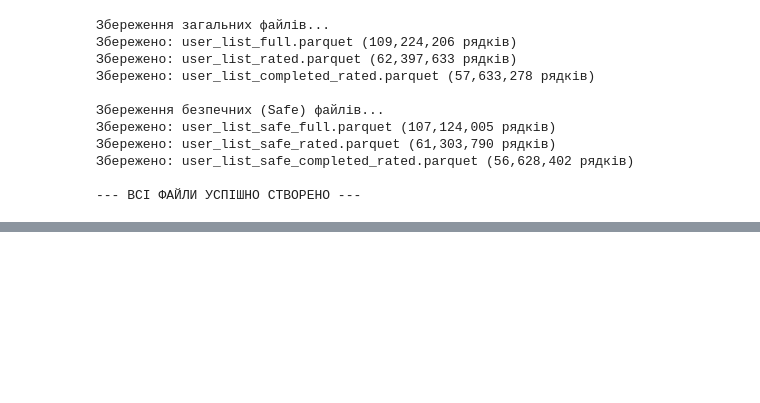
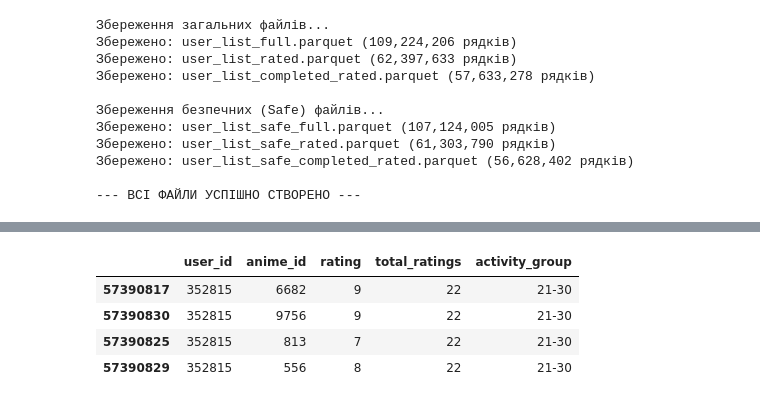
Before and after one commit to AntonBubnov/anime-rec-sys-evaluation, a Jupyter notebook: notebooks/02_user_preprocessing.ipynb, the cells around one changed output, grey strips where cells are left out. Cells and saved outputs as stored; diff of their text form; code cells hidden in the pictures; blank space fills up the shorter version.

```diff
--- a/notebooks/02_user_preprocessing.ipynb
+++ b/notebooks/02_user_preprocessing.ipynb
@@ -505,0 +852,8 @@ print("\n--- ВСІ ФАЙЛИ УСПІШНО СТВОРЕНО ---")
+# %%
+df_train_example[df_train_example['user_id'] == 352815]
+# %% [output]
+|  | user_id | anime_id | rating | total_ratings | activity_group |
+| 57390817 | 352815 | 6682 | 9 | 22 | 21-30 |
+| 57390830 | 352815 | 9756 | 9 | 22 | 21-30 |
+| 57390825 | 352815 | 813 | 7 | 22 | 21-30 |
+| 57390829 | 352815 | 556 | 8 | 22 | 21-30 |
```
Also changed, not shown: parts of 9 cells of this notebook.
